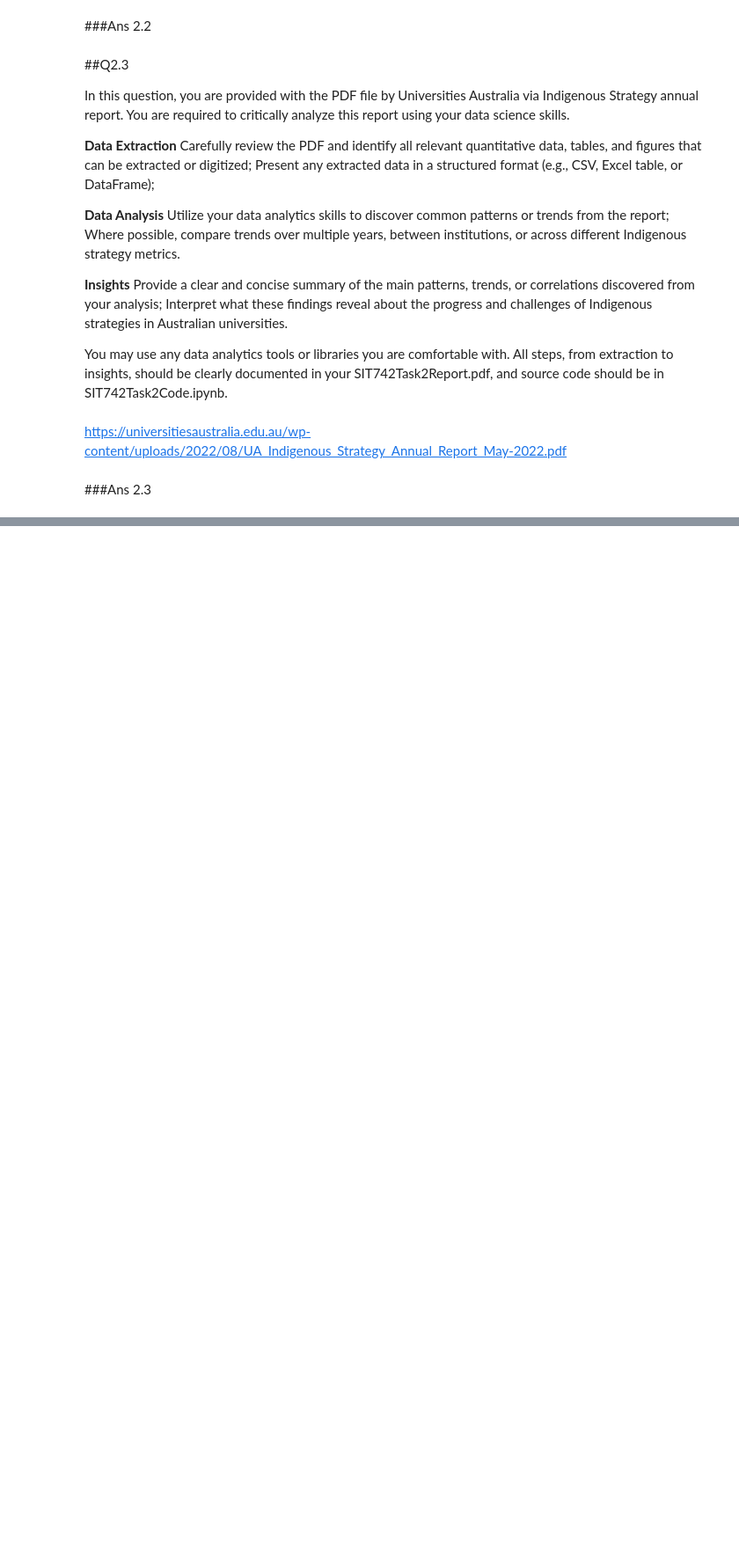
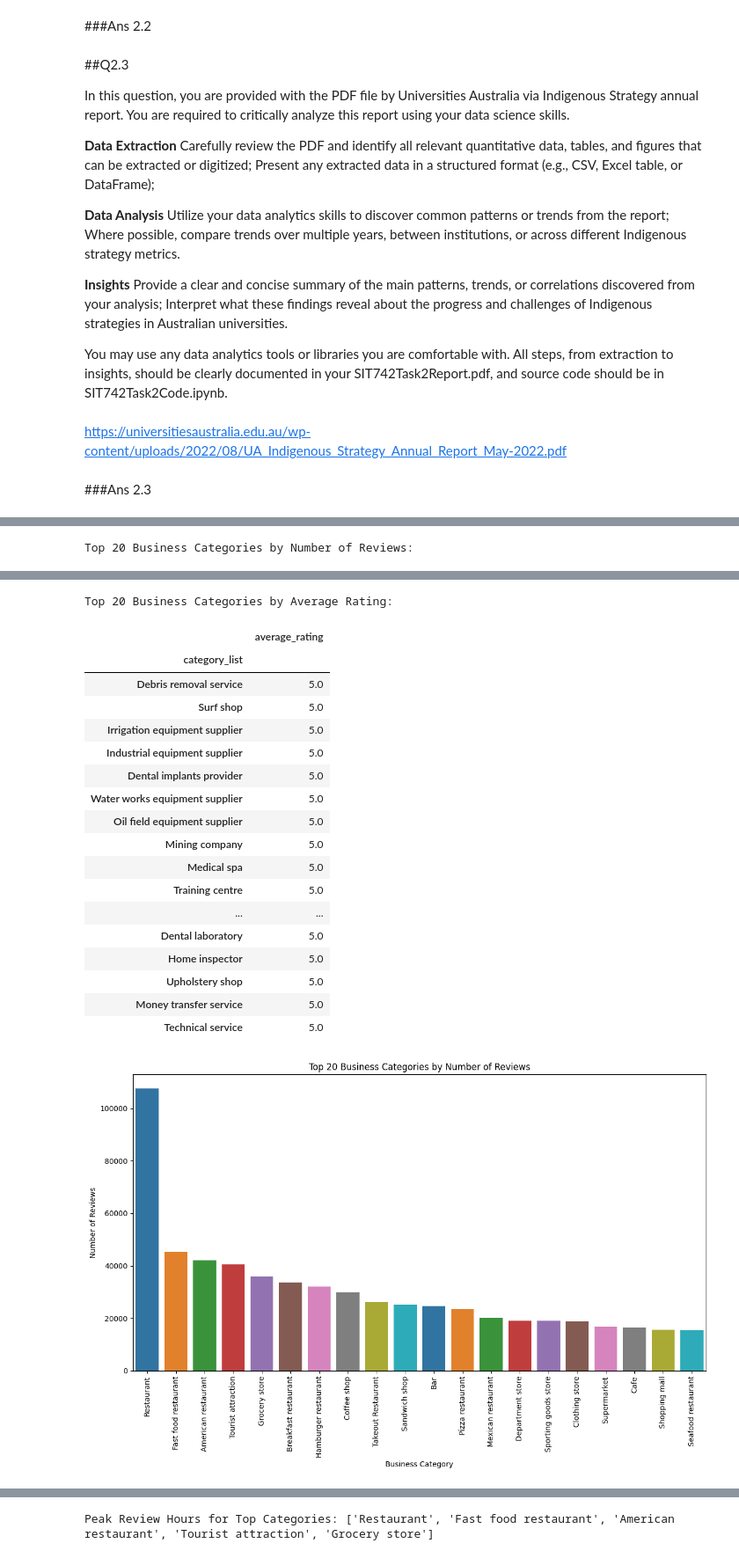
Before and after one commit to makhthum/MDS_Deakin_SIG742, a Jupyter notebook: sit742task2.ipynb, the cells around one changed output, grey strips where cells are left out. Shown at 88% size. Saved outputs shown, nothing was run; the diff lists cells and outputs as text; code cells hidden in the pictures; blank space fills up the shorter version.

```diff
--- a/sit742task2.ipynb
+++ b/sit742task2.ipynb
@@ -359,0 +593,56 @@ https://universitiesaustralia.edu.au/wp-content/uploads/2022/08/UA_Indigenous_St
+# %%
+# 1. Analyze the distribution of reviews across different business categories (already done in previous cell but displaying again for context)
+print("\nTop 20 Business Categories by Number of Reviews:")
+display(reviews_per_category.head(20).to_frame(name='review_count'))
+
+# 2. Calculate the average rating for each business category (already done in previous cell but displaying again for context)
+print("\nTop 20 Business Categories by Average Rating:")
+display(avg_rating_per_category.head(20).to_frame(name='average_rating'))
+
+# 3. Identify the top business categories based on the number of reviews and average rating (visualizations done in previous cell but displaying again for context)
+# Top categories by number of reviews are in reviews_per_category
+# Top categories by average rating are in avg_rating_per_category
+
+# 4. Visualize the distribution of reviews across the top categories using a bar plot (already done in previous cell but displaying again for context)
+plt.figure(figsize=(12, 8))
+sns.barplot(x=reviews_per_category.head(20).index, y=reviews_per_category.head(20).values, palette='tab10', hue=reviews_per_category.head(20).index)
+plt.title('Top 20 Business Categories by Number of Reviews')
+plt.xlabel('Business Category')
+plt.ylabel('Number of Reviews')
+plt.xticks(rotation=90)
+plt.tight_layout()
+plt.show()
+
+# 5. Visualize the average ratings for the top categories using a bar plot (already done in previous cell but displaying again for context)
+plt.figure(figsize=(12, 8))
+sns.barplot(x=avg_rating_per_category.head(20).index, y=avg_rating_per_category.head(20).values, palette='tab20', hue=avg_rating_per_category.head(20).index)
+plt.title('Top 20 Business Categories by Average Rating')
+plt.xlabel('Business Category')
+plt.ylabel('Average Rating')
+plt.xticks(rotation=90)
+plt.tight_layout()
+plt.ylim(0, 5)
+plt.show()
+
+# 6. Explore the peak review hours for a selection of the most reviewed categories (already done in previous cell but displaying again for context)
+# Select a few top categories for this analysis
+top_categories_for_peak_hours = reviews_per_category.head(5).index.tolist()
+
+print(f"\nPeak Review Hours for Top Categories: {top_categories_for_peak_hours}")
+
+# 7. Generate line plots showing the review volume by hour for the selected categories (already done in previous cell but displaying again for context)
+plt.figure(figsize=(15, 10))
+for i, category in enumerate(top_categories_for_peak_hours):
+    plt.subplot(len(top_categories_for_peak_hours), 1, i + 1)
+    category_df = categories_exploded_df[categories_exploded_df['category_list'] == category]
+    reviews_by_hour = category_df['review_time'].value_counts().sort_index()
+    sns.lineplot(x=reviews_by_hour.index, y=reviews_by_hour.values, marker='o')
+    plt.title(f'Review Volume by Hour for Category: {category}')
+    plt.xlabel('Hour of Day')
+    plt.ylabel('Number of Reviews')
+    plt.xticks(range(24))
+    plt.grid(axis='y', linestyle='--')
+plt.tight_layout()
+plt.show()
+# %% [output]
+Top 20 Business Categories by Number of Reviews:
@@ -359,0 +667,20 @@ https://universitiesaustralia.edu.au/wp-content/uploads/2022/08/UA_Indigenous_St
+Top 20 Business Categories by Average Rating:
+|  | average_rating |
+| category_list |  |
+| Debris removal service | 5.0 |
+| Surf shop | 5.0 |
+| Irrigation equipment supplier | 5.0 |
+| Industrial equipment supplier | 5.0 |
+| Dental implants provider | 5.0 |
+| Water works equipment supplier | 5.0 |
+| Oil field equipment supplier | 5.0 |
+| Mining company | 5.0 |
+| Medical spa | 5.0 |
+| Training centre | 5.0 |
+| ... | ... |
+| Dental laboratory | 5.0 |
+| Home inspector | 5.0 |
+| Upholstery shop | 5.0 |
+| Money transfer service | 5.0 |
+| Technical service | 5.0 |
+[figure, added]
@@ -359,0 +688 @@ https://universitiesaustralia.edu.au/wp-content/uploads/2022/08/UA_Indigenous_St
+Peak Review Hours for Top Categories: ['Restaurant', 'Fast food restaurant', 'American restaurant', 'Tourist attraction', 'Grocery store']
```
Also changed, not shown: parts of 27 cells of this notebook.
